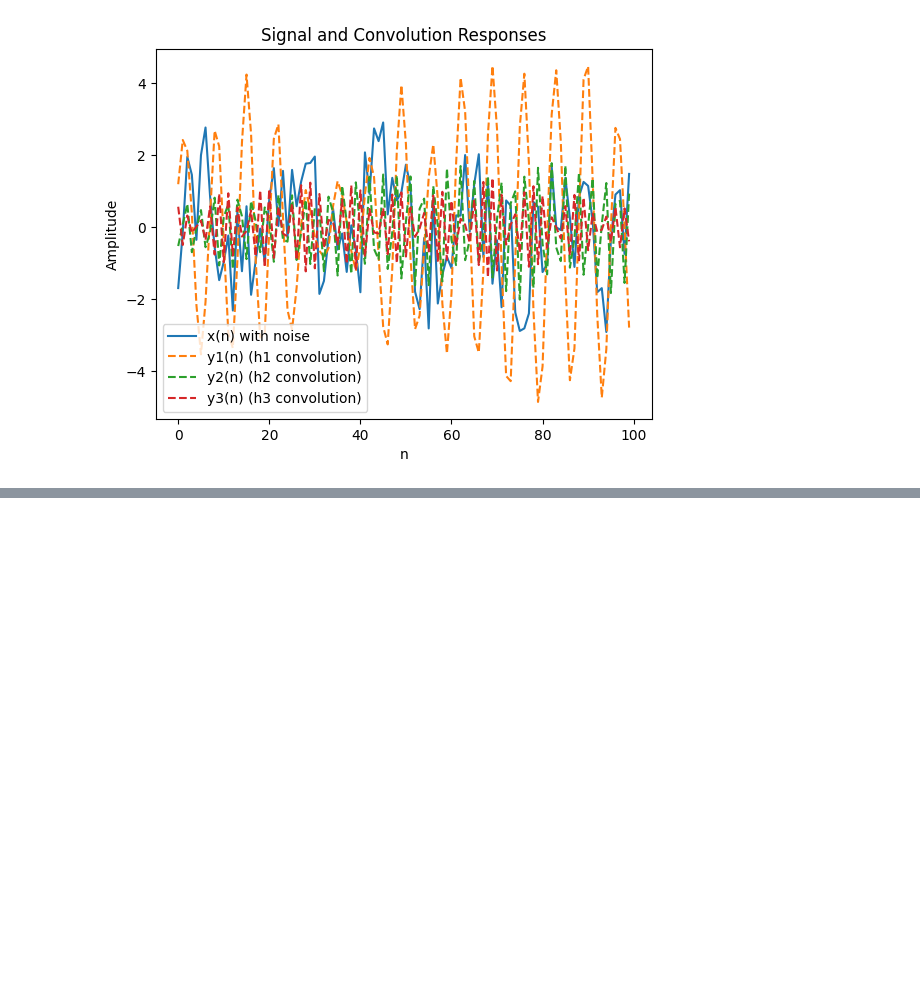
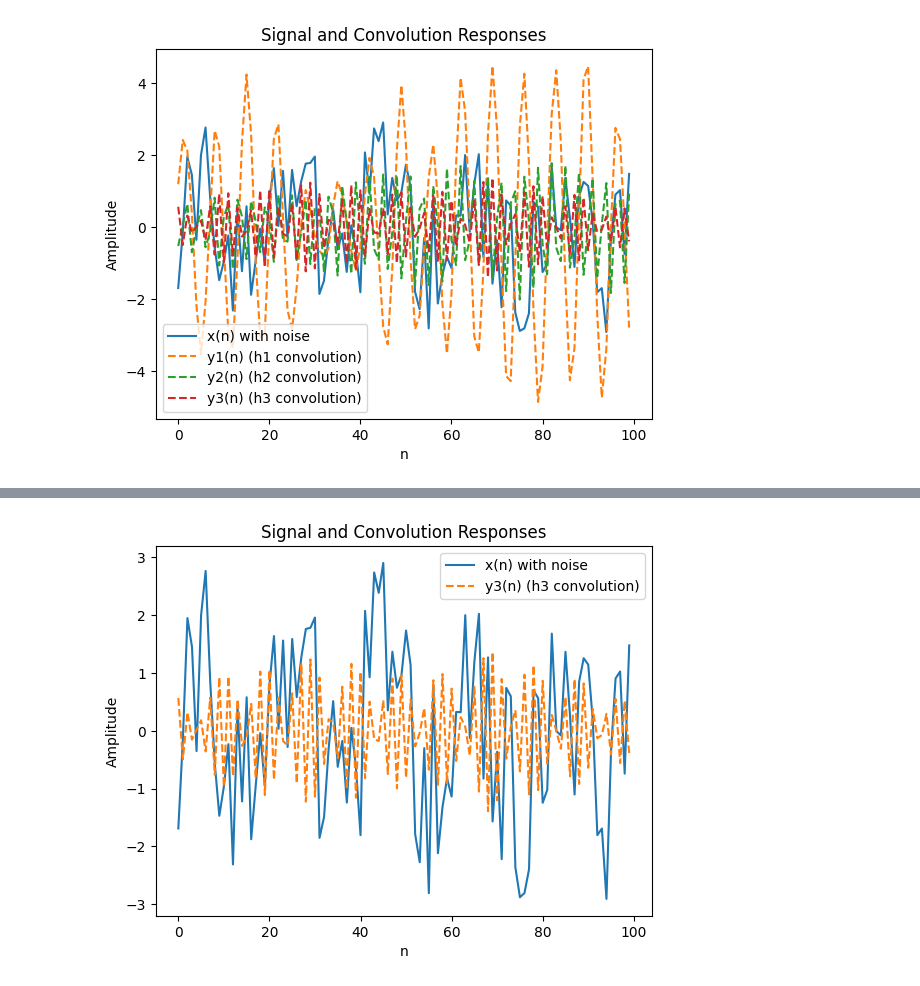
Before and after one commit to LifeHashed/Signals, a Jupyter notebook: Signals3.ipynb, the cells around one changed output, grey strips where cells are left out. Saved outputs shown, nothing was run; the diff lists cells and outputs as text; code cells hidden in the pictures; blank space fills up the shorter version.

```diff
--- a/Signals3.ipynb
+++ b/Signals3.ipynb
@@ -172,0 +199,10 @@ plt.show()
+# %%
+plt.plot(n_values, x_n_with_noise, label='x(n) with noise')
+plt.plot(n_values, y3_n, label='y3(n) (h3 convolution)', linestyle='dashed')
+plt.title('Signal and Convolution Responses')
+plt.xlabel('n')
+plt.ylabel('Amplitude')
+plt.legend()
+plt.show()
+# %% [output]
+[figure, added]
```
Also changed, not shown: parts of 4 cells of this notebook.
